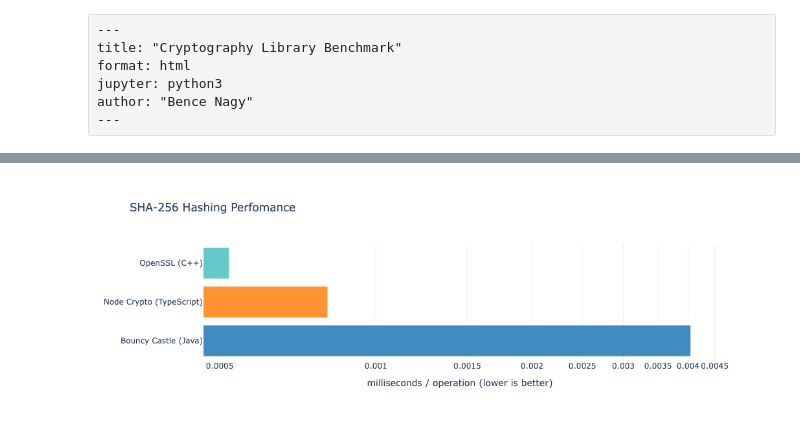
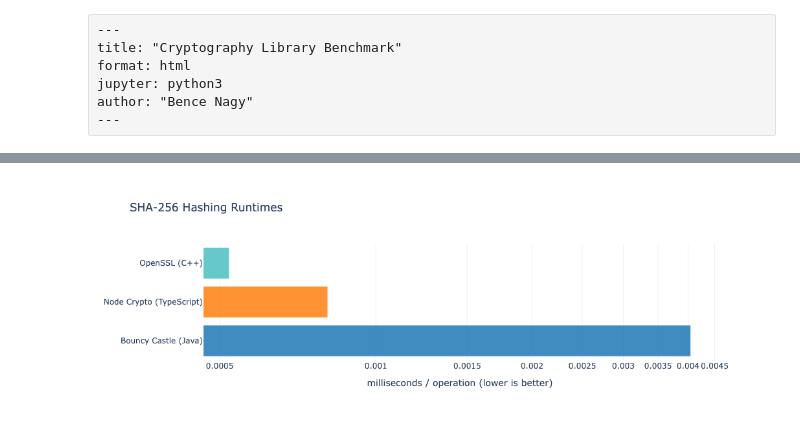
Before and after one commit to nagyb3/perfopt-homework, a Jupyter notebook: report.ipynb, the cells around one changed output, grey strips where cells are left out. Drawn from its saved outputs; the diff is of its cells as text; code cells hidden in the pictures.

```diff
--- a/report.ipynb
+++ b/report.ipynb
@@ -61,35 +66,35 @@ java_sha = [entry['primaryMetric']['score'] / 1e6 for entry in java_results
 
 # node: latency.mean is ms
 node_sha_results = load_json('./node-benchmarks/results/sha256-report.json')
 node_sha = node_sha_results['tasks'][0]['latency']['mean']
 
 # cpp: real_time is in nanoseconds (we will * 1000 it)
 cpp_results = load_json('./openssl-cpp-benchmark/results.json')
 cpp_sha = [b['real_time'] / 1e6 for b in cpp_results['benchmarks']
            if b.get('run_type') == 'aggregate' and b.get('aggregate_name') == 'mean'
            and 'sha256' in b['name'].lower()][0]
 
 fig = go.Figure()
 
 fig.add_trace(go.Bar(
     y=['Bouncy Castle (Java)', 'Node Crypto (TypeScript)', 'OpenSSL (C++)'],
     x=[java_sha, node_sha, cpp_sha],
     orientation='h',
     marker_color=['rgba(31, 119, 180, 0.85)', 'rgba(255, 127, 14, 0.85)', 'rgba(75, 192, 192, 0.85)'],
     hovertemplate='<b>%{y}</b><br>Latency: %{x:.6f} ms<extra></extra>'
 ))
 
 fig.update_layout(
-    title='SHA-256 Hashing Perfomance',
+    title='SHA-256 Hashing Runtimes',
     xaxis_type="log",
     template='plotly_white',
     autosize=True,
     xaxis_title='milliseconds / operation (lower is better)',
 )
 
 fig.show()
 # %% [output]
-[figure, old version]
+[figure, new version]
 # %% [markdown]
 # ChaCha20-Poly1305
 
```
Also changed, not shown: parts of 6 cells of this notebook, 1 other file.
